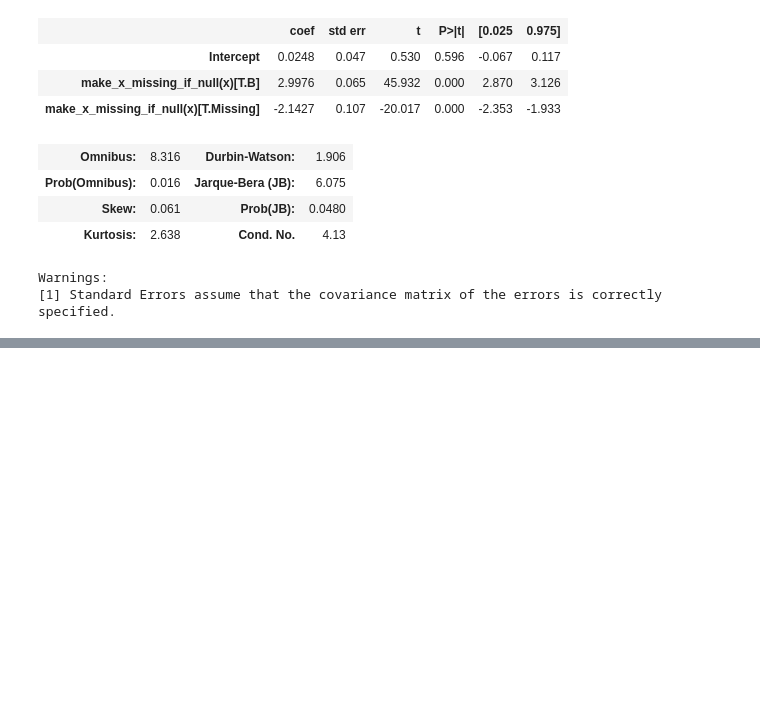
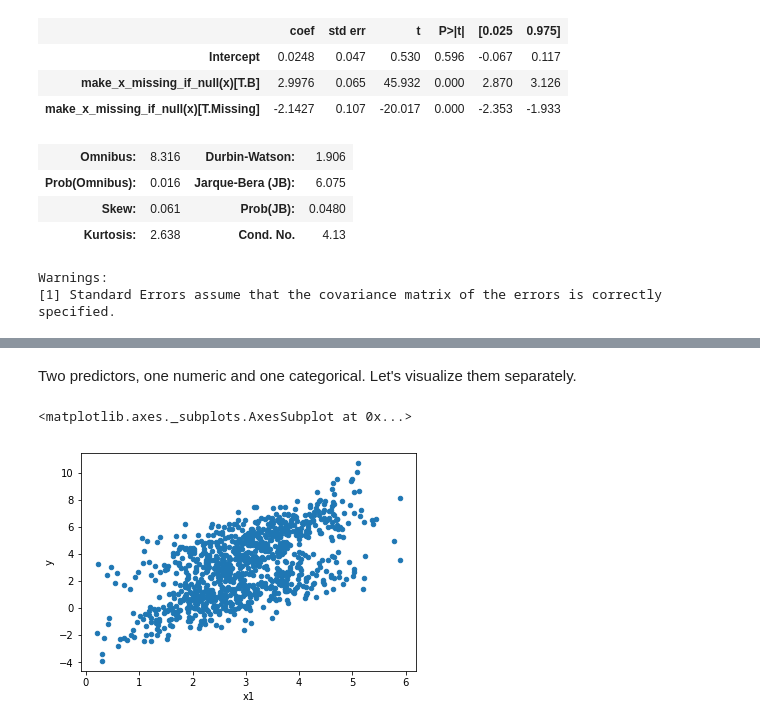
Before and after one commit to derek-damron/python_playground, a Jupyter notebook: modelling/regression/linear_regression_round3.ipynb, the cells around one changed output, grey strips where cells are left out. Cells and saved outputs as stored; diff of their text form; code cells hidden in the pictures; blank space fills up the shorter version.

```diff
--- a/modelling/regression/linear_regression_round3.ipynb
+++ b/modelling/regression/linear_regression_round3.ipynb
@@ -291,0 +338,3 @@ Warnings:
+# %%
+# Read in
+df8 = pd.read_csv('../data/df8.csv')
@@ -291,0 +351,8 @@ Warnings:
+# %% [markdown]
+Two predictors, one numeric and one categorical.  Let's visualize them separately.
+# %%
+# Visualize x1
+df8.plot('x1', 'y', kind='scatter')
+# %% [output]
+<matplotlib.axes._subplots.AxesSubplot at 0x...>
+[figure, added]
```
Also changed, not shown: parts of 25 cells of this notebook.
